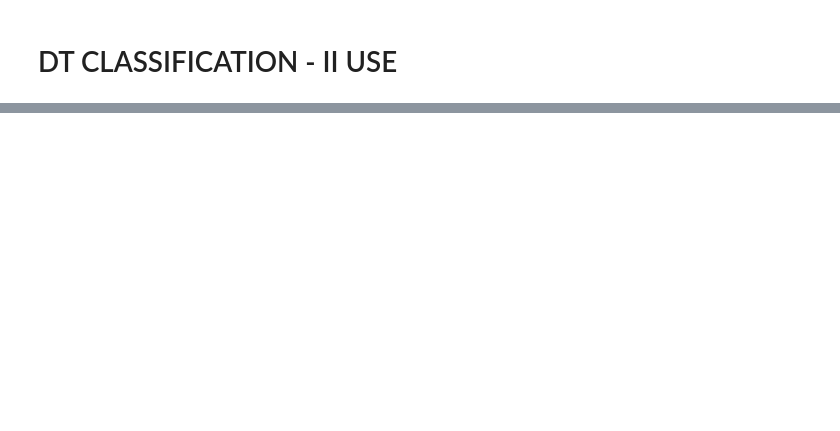
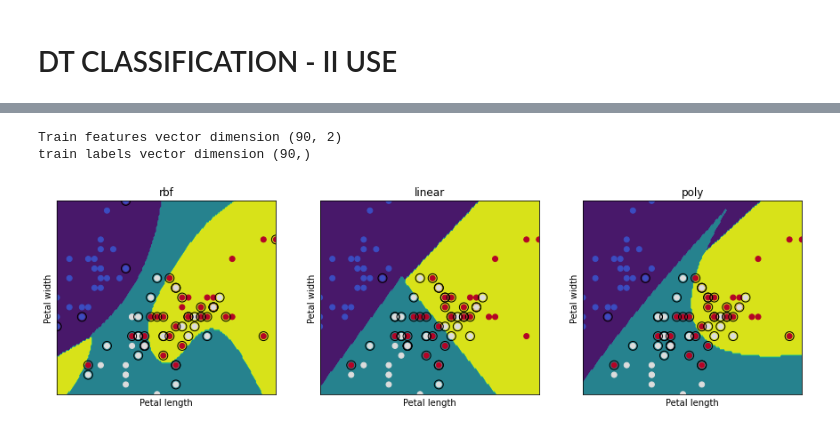
Before and after one commit to MatteoGandetto/Corso_ML_con_Python, a Jupyter notebook: Classificazione_SVM.ipynb, the cells around one changed output, grey strips where cells are left out. Drawn from its saved outputs; the diff is of its cells as text; code cells hidden in the pictures; blank space fills up the shorter version.

```diff
--- a/Classificazione_SVM.ipynb
+++ b/Classificazione_SVM.ipynb
@@ -311,0 +314,80 @@ the max_deph with max accuracy is 3
+# %%
+#The advantages of support vector machines are:
+#Effective in high dimensional spaces.
+#Still effective in cases where number of dimensions is greater than the number
+#of samples.
+#Uses a subset of training points in the decision function
+#(called support vectors), so it is also memory efficient.
+#Versatile: different Kernel functions can be specified for the decision
+#function.
+
+#C is the penalty parameter, which represents misclassification or error term.
+#The misclassification or error term tells the SVM optimization how much error
+#is bearable. A smaller value of C creates a small-margin hyperplane and a
+#larger value of C creates a larger-margin hyperplane.
+
+#Gamma: A lower value of Gamma will loosely fit the training dataset,
+#whereas a higher value of gamma will exactly fit the training dataset,
+#which causes over-fitting.
+
+#This section is focused on how kernel functions make the hyperplane
+# to change
+
+#import the library
+from sklearn import svm
+
+X_train=X_train[:,0:2]
+labels_train=y_train
+print('Train features vector dimension',X_train.shape,'\ntrain labels vector dimension',labels_train.shape)
+C_in=100
+
+kernel_l=('rbf','linear', 'poly')
+fig,axs = plt.subplots(1,len(kernel_l),figsize=[15, 4])
+
+for i,kernel in enumerate(kernel_l):
+  if kernel=='poly':
+    svc = svm.SVC(kernel=kernel,degree=3,C=C_in)
+  else:
+    svc = svm.SVC(kernel=kernel,gamma=0.7,C=C_in)
+
+  #train the algorthm
+  svc = svc.fit(X_train, y_train)
+
+  x_min, x_max = X_train[:, 0].min() - 1, X_train[:, 0].max() + 1
+  y_min, y_max = X_train[:, 1].min() - 1, X_train[:, 1].max() + 1
+  xx, yy = np.meshgrid(np.arange(x_min, x_max, 0.02),
+	            np.arange(y_min, y_max, 0.02))
+  #print('Mesh dimension',xx.shape,'x',yy.shape)
+
+  Z = svc.predict(np.array([xx.ravel(), yy.ravel()]).T)
+  Z = Z.reshape(xx.shape)
+
+  #plot decision region
+  axs[i].contourf(xx, yy,Z)
+
+  #plot train
+  axs[i].scatter(X_train[:, 0], X_train[:, 1], c=labels_train, cmap=plt.cm.coolwarm)
+
+  #plot Support vector
+  axs[i].scatter(svc.support_vectors_[:,0],svc.support_vectors_[:,1],
+                   s=100,
+                   linewidth=1,
+                   facecolors='none',
+                   edgecolors='k',
+                   )
+
+
+
+  axs[i].set_xlabel('Petal length')
+  axs[i].set_ylabel('Petal width')
+  axs[i].set_xlim(X_train[:, 0].min(), X_train[:, 0].max())
+  axs[i].set_ylim(X_train[:, 1].min(),X_train[:, 1].max())
+  axs[i].set_xticks(())
+  axs[i].set_yticks(())
+  axs[i].set_title(kernel_l[i])
+
+fig.show()
+# %% [output]
+Train features vector dimension (90, 2)
+train labels vector dimension (90,)
+[figure, added]
```
Also changed, not shown: parts of 5 cells of this notebook.
